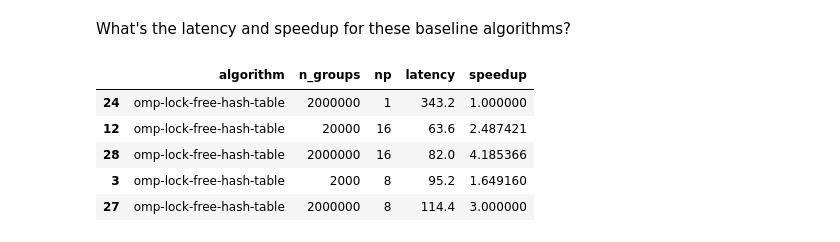
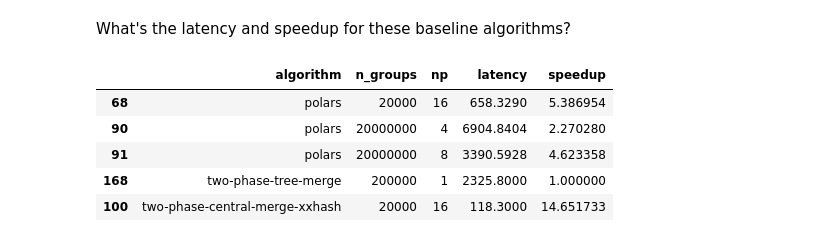
Before and after one commit to haok1402/parallel-groupby, a Jupyter notebook: analyze.ipynb, the cells around one changed output. Drawn from its saved outputs; the diff is of its cells as text; code cells hidden in the pictures.

```diff
--- a/analyze.ipynb
+++ b/analyze.ipynb
@@ -48,40 +48,44 @@ import pandas as pd
 # Step 1: Load the data
 df = pd.read_parquet(
     "results/psc-baselines-2.parquet",
     columns=["algorithm", "n_groups", "np", "trial_id", "value"],
     filters=[
         ("dist", "==", "uniform"),
-        ("n_rows", "==", 8_000_000),
-        ("attribute", "==", "aggregation_time"),
+        ("n_rows", "==", 80_000_000),
+        ("attribute", "in", [
+            "aggregation_time",
+            "elapsed_time",
+        ]),
         ("algorithm", "in", [
             "two-phase-central-merge-xxhash",
             "two-phase-tree-merge",
             "two-phase-radix-xxhash",
             "omp-lock-free-hash-table",
+            "duckdb", "polars",
         ])
     ],
 )
 
 # Step 2: Preprocess
 df["value"] = df["value"].apply(lambda x: float(x.removesuffix("ms")))
 df = df.rename(columns={"value": "latency"})
 df = df.groupby(["algorithm", "n_groups", "np"], as_index=False)["latency"].mean()
 
 # Step 3: Add Speedup Column
 baseline = df[df["np"] == 1][["algorithm", "n_groups", "latency"]]
 baseline = baseline.rename(columns={"latency": "baseline_latency"})
 df = df.merge(baseline, on=["algorithm", "n_groups"], how="left")
 df["speedup"] = df["baseline_latency"] / df["latency"]
 df = df.drop(columns=["baseline_latency"])
 
 display(df.sample(5))
 # %% [output]
 |  | algorithm | n_groups | np | latency | speedup |
-| 24 | omp-lock-free-hash-table | 2000000 | 1 | 343.2 | 1.000000 |
-| 12 | omp-lock-free-hash-table | 20000 | 16 | 63.6 | 2.487421 |
-| 28 | omp-lock-free-hash-table | 2000000 | 16 | 82.0 | 4.185366 |
-| 3 | omp-lock-free-hash-table | 2000 | 8 | 95.2 | 1.649160 |
-| 27 | omp-lock-free-hash-table | 2000000 | 8 | 114.4 | 3.000000 |
+| 68 | polars | 20000 | 16 | 658.3290 | 5.386954 |
+| 90 | polars | 20000000 | 4 | 6904.8404 | 2.270280 |
+| 91 | polars | 20000000 | 8 | 3390.5928 | 4.623358 |
+| 168 | two-phase-tree-merge | 200000 | 1 | 2325.8000 | 1.000000 |
+| 100 | two-phase-central-merge-xxhash | 20000 | 16 | 118.3000 | 14.651733 |
 # %%
 import matplotlib.pyplot as plt
 import seaborn as sns
```
Also changed, not shown: parts of 2 cells of this notebook.
